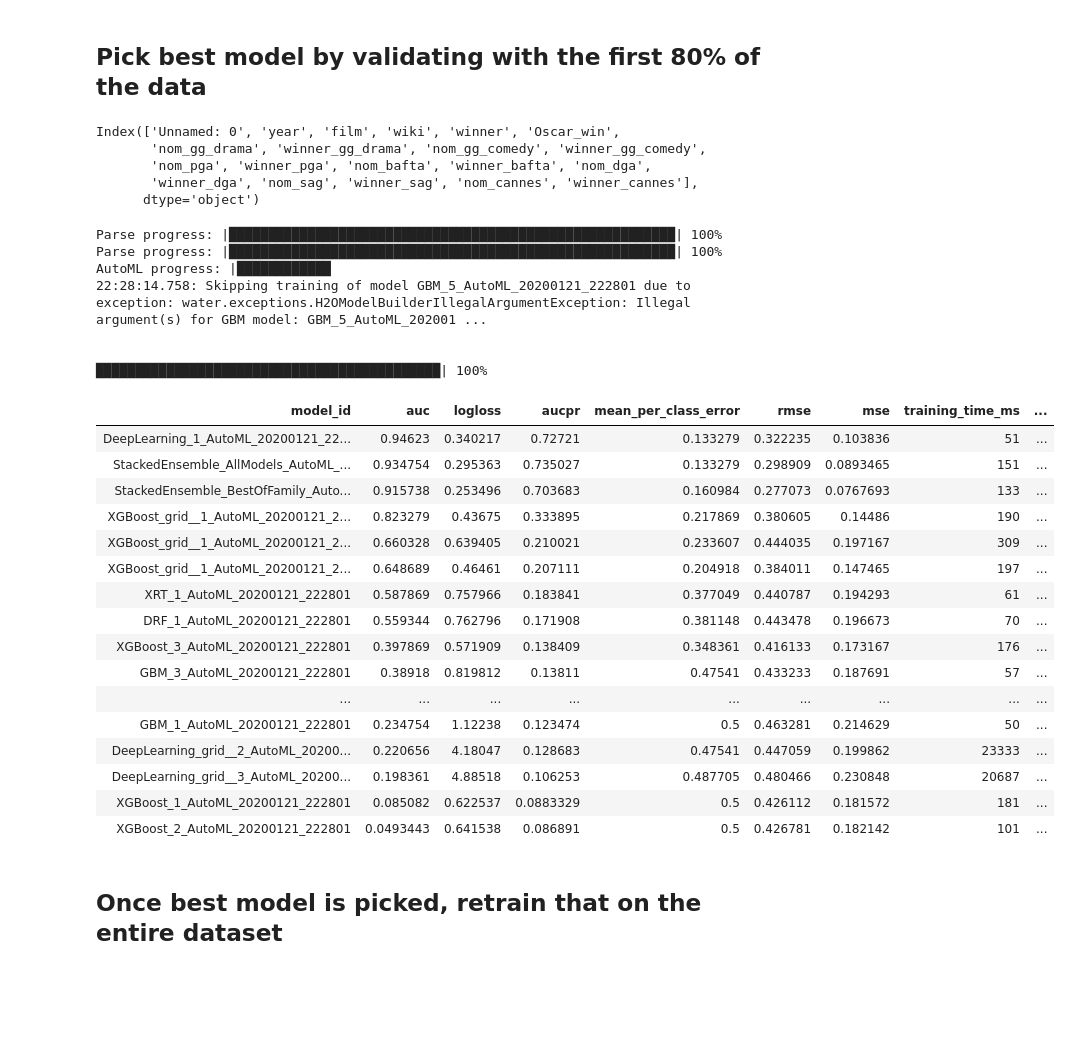
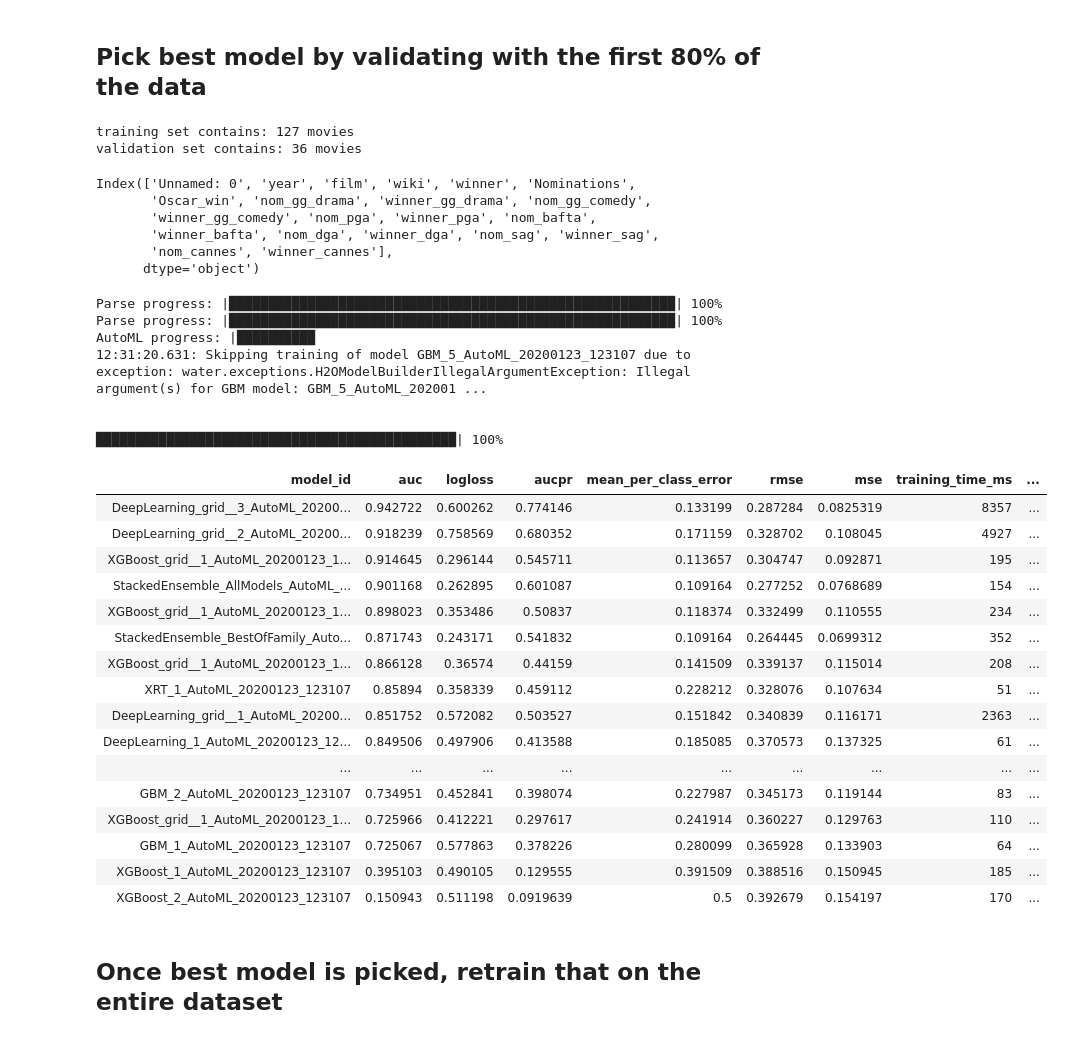
Before and after one commit to njparker1993/oscars_predictions, a Jupyter notebook: machine_learning_auto_ml.ipynb, the cells around one changed output. Saved outputs shown, nothing was run; the diff lists cells and outputs as text; code cells hidden in the pictures; blank space fills up the shorter version.

Commit message:
added nominations

```diff
--- a/machine_learning_auto_ml.ipynb
+++ b/machine_learning_auto_ml.ipynb
@@ -47,7 +47,7 @@ First Year of Existance:
 - cannes 1970
 # %%
 # I pick a min_year where the awards shows will be relevant
-min_year = 1989
+min_year = 1995
 
 # Leftover code from designing the split
 # # 80/20 Split (random)
@@ -77,13 +77,20 @@ min_year = 1989
 year_range = 2019 - min_year
 train = full_table.loc[((full_table['year'] <= 2019 - 0.2 * year_range) & (full_table['year'] >= min_year))]
 valid = full_table.loc[((full_table['year'] > 2019 - 0.2 * year_range) & (full_table['year'] < 2019))]
+# %%
+print('training set contains:', train.shape[0], 'movies')
+print('validation set contains:', valid.shape[0], 'movies')
+# %% [output]
+training set contains: 127 movies
+validation set contains: 36 movies
 # %%
 train.columns
 # %% [output]
-Index(['Unnamed: 0', 'year', 'film', 'wiki', 'winner', 'Oscar_win',
-       'nom_gg_drama', 'winner_gg_drama', 'nom_gg_comedy', 'winner_gg_comedy',
-       'nom_pga', 'winner_pga', 'nom_bafta', 'winner_bafta', 'nom_dga',
-       'winner_dga', 'nom_sag', 'winner_sag', 'nom_cannes', 'winner_cannes'],
+Index(['Unnamed: 0', 'year', 'film', 'wiki', 'winner', 'Nominations',
+       'Oscar_win', 'nom_gg_drama', 'winner_gg_drama', 'nom_gg_comedy',
+       'winner_gg_comedy', 'nom_pga', 'winner_pga', 'nom_bafta',
+       'winner_bafta', 'nom_dga', 'winner_dga', 'nom_sag', 'winner_sag',
+       'nom_cannes', 'winner_cannes'],
       dtype='object')
 # %%
 from h2o.automl import H2OAutoML, get_leaderboard
@@ -93,54 +100,54 @@ train = h2o.H2OFrame(train)
 test = h2o.H2OFrame(valid)
 
 # Identify predictors and response
-predictors = ['year','nom_gg_drama', 'winner_gg_drama', 'nom_gg_comedy', 'winner_gg_comedy',
+predictors = ['year','Nominations','nom_gg_drama', 'winner_gg_drama', 'nom_gg_comedy', 'winner_gg_comedy',
        'nom_pga', 'winner_pga', 'nom_bafta', 'winner_bafta', 'nom_dga', 'winner_dga',
         'nom_sag', 'winner_sag', 'nom_cannes', 'winner_cannes']
 
 x = predictors
 y = 'Oscar_win'
 
 # For binary classification, response should be a factor
 train[y] = train[y].asfactor()
 test[y] = test[y].asfactor()
 
 # Run AutoML for 20 base models (limited to 1 hour max runtime by default)
 aml = H2OAutoML(max_models=20, seed=1)
 aml.train(x=x, y=y, training_frame=train)
 
 # AutoML Leaderboard
 lb = aml.leaderboard
 
 # Optionally edd extra model information to the leaderboard
 lb = get_leaderboard(aml, extra_columns='ALL')
 
 # Print all rows (instead of default 10 rows)
 lb.head(rows=lb.nrows)
 # %% [output]
 Parse progress: |█████████████████████████████████████████████████████████| 100%
 Parse progress: |█████████████████████████████████████████████████████████| 100%
-AutoML progress: |████████████
-22:28:14.758: Skipping training of model GBM_5_AutoML_20200121_222801 due to exception: water.exceptions.H2OModelBuilderIllegalArgumentException: Illegal argument(s) for GBM model: GBM_5_AutoML_202001 ...
+AutoML progress: |██████████
+12:31:20.631: Skipping training of model GBM_5_AutoML_20200123_123107 due to exception: water.exceptions.H2OModelBuilderIllegalArgumentException: Illegal argument(s) for GBM model: GBM_5_AutoML_202001 ...
 
 
-████████████████████████████████████████████| 100%
+██████████████████████████████████████████████| 100%
 | model_id | auc | logloss | aucpr | mean_per_class_error | rmse | mse | training_time_ms | ... |
-| DeepLearning_1_AutoML_20200121_22... | 0.94623 | 0.340217 | 0.72721 | 0.133279 | 0.322235 | 0.103836 | 51 | ... |
-| StackedEnsemble_AllModels_AutoML_... | 0.934754 | 0.295363 | 0.735027 | 0.133279 | 0.298909 | 0.0893465 | 151 | ... |
-| StackedEnsemble_BestOfFamily_Auto... | 0.915738 | 0.253496 | 0.703683 | 0.160984 | 0.277073 | 0.0767693 | 133 | ... |
-| XGBoost_grid__1_AutoML_20200121_2... | 0.823279 | 0.43675 | 0.333895 | 0.217869 | 0.380605 | 0.14486 | 190 | ... |
-| XGBoost_grid__1_AutoML_20200121_2... | 0.660328 | 0.639405 | 0.210021 | 0.233607 | 0.444035 | 0.197167 | 309 | ... |
-| XGBoost_grid__1_AutoML_20200121_2... | 0.648689 | 0.46461 | 0.207111 | 0.204918 | 0.384011 | 0.147465 | 197 | ... |
-| XRT_1_AutoML_20200121_222801 | 0.587869 | 0.757966 | 0.183841 | 0.377049 | 0.440787 | 0.194293 | 61 | ... |
-| DRF_1_AutoML_20200121_222801 | 0.559344 | 0.762796 | 0.171908 | 0.381148 | 0.443478 | 0.196673 | 70 | ... |
-| XGBoost_3_AutoML_20200121_222801 | 0.397869 | 0.571909 | 0.138409 | 0.348361 | 0.416133 | 0.173167 | 176 | ... |
-| GBM_3_AutoML_20200121_222801 | 0.38918 | 0.819812 | 0.13811 | 0.47541 | 0.433233 | 0.187691 | 57 | ... |
+| DeepLearning_grid__3_AutoML_20200... | 0.942722 | 0.600262 | 0.774146 | 0.133199 | 0.287284 | 0.0825319 | 8357 | ... |
+| DeepLearning_grid__2_AutoML_20200... | 0.918239 | 0.758569 | 0.680352 | 0.171159 | 0.328702 | 0.108045 | 4927 | ... |
+| XGBoost_grid__1_AutoML_20200123_1... | 0.914645 | 0.296144 | 0.545711 | 0.113657 | 0.304747 | 0.092871 | 195 | ... |
+| StackedEnsemble_AllModels_AutoML_... | 0.901168 | 0.262895 | 0.601087 | 0.109164 | 0.277252 | 0.0768689 | 154 | ... |
+| XGBoost_grid__1_AutoML_20200123_1... | 0.898023 | 0.353486 | 0.50837 | 0.118374 | 0.332499 | 0.110555 | 234 | ... |
+| StackedEnsemble_BestOfFamily_Auto... | 0.871743 | 0.243171 | 0.541832 | 0.109164 | 0.264445 | 0.0699312 | 352 | ... |
+| XGBoost_grid__1_AutoML_20200123_1... | 0.866128 | 0.36574 | 0.44159 | 0.141509 | 0.339137 | 0.115014 | 208 | ... |
+| XRT_1_AutoML_20200123_123107 | 0.85894 | 0.358339 | 0.459112 | 0.228212 | 0.328076 | 0.107634 | 51 | ... |
+| DeepLearning_grid__1_AutoML_20200... | 0.851752 | 0.572082 | 0.503527 | 0.151842 | 0.340839 | 0.116171 | 2363 | ... |
+| DeepLearning_1_AutoML_20200123_12... | 0.849506 | 0.497906 | 0.413588 | 0.185085 | 0.370573 | 0.137325 | 61 | ... |
 | ... | ... | ... | ... | ... | ... | ... | ... | ... |
-| GBM_1_AutoML_20200121_222801 | 0.234754 | 1.12238 | 0.123474 | 0.5 | 0.463281 | 0.214629 | 50 | ... |
-| DeepLearning_grid__2_AutoML_20200... | 0.220656 | 4.18047 | 0.128683 | 0.47541 | 0.447059 | 0.199862 | 23333 | ... |
-| DeepLearning_grid__3_AutoML_20200... | 0.198361 | 4.88518 | 0.106253 | 0.487705 | 0.480466 | 0.230848 | 20687 | ... |
-| XGBoost_1_AutoML_20200121_222801 | 0.085082 | 0.622537 | 0.0883329 | 0.5 | 0.426112 | 0.181572 | 181 | ... |
-| XGBoost_2_AutoML_20200121_222801 | 0.0493443 | 0.641538 | 0.086891 | 0.5 | 0.426781 | 0.182142 | 101 | ... |
+| GBM_2_AutoML_20200123_123107 | 0.734951 | 0.452841 | 0.398074 | 0.227987 | 0.345173 | 0.119144 | 83 | ... |
+| XGBoost_grid__1_AutoML_20200123_1... | 0.725966 | 0.412221 | 0.297617 | 0.241914 | 0.360227 | 0.129763 | 110 | ... |
+| GBM_1_AutoML_20200123_123107 | 0.725067 | 0.577863 | 0.378226 | 0.280099 | 0.365928 | 0.133903 | 64 | ... |
+| XGBoost_1_AutoML_20200123_123107 | 0.395103 | 0.490105 | 0.129555 | 0.391509 | 0.388516 | 0.150945 | 185 | ... |
+| XGBoost_2_AutoML_20200123_123107 | 0.150943 | 0.511198 | 0.0919639 | 0.5 | 0.392679 | 0.154197 | 170 | ... |
 # %% [markdown]
 ## Once best model is picked, retrain that on the entire dataset
 # %%
```
Also changed, not shown: parts of 5 cells of this notebook, 2 other files.
